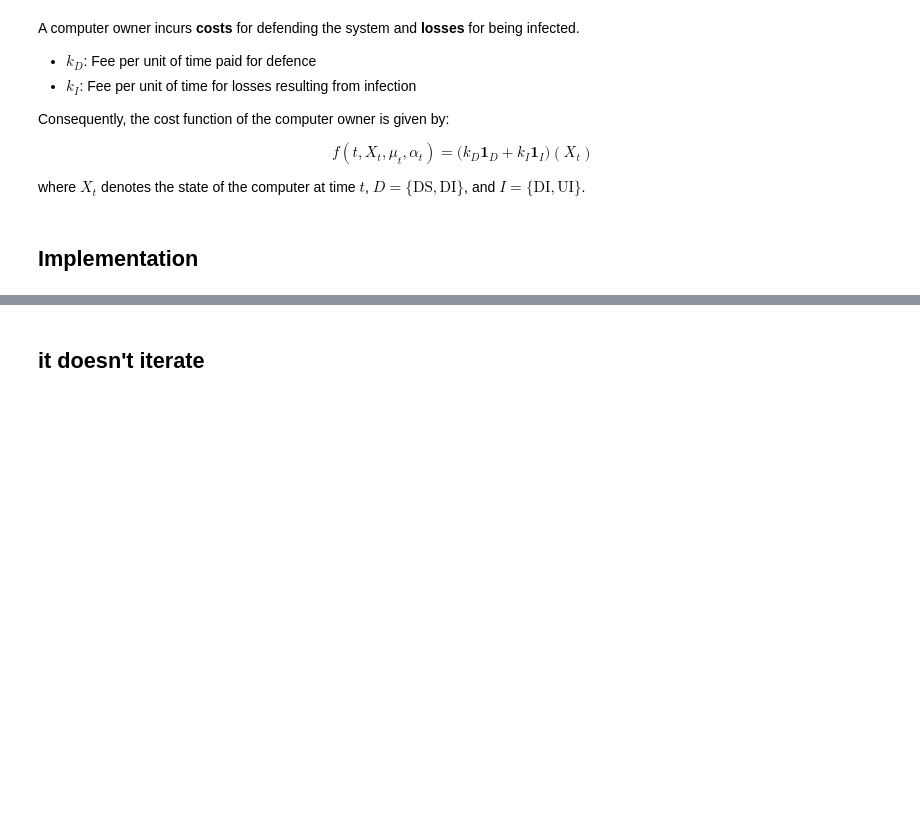
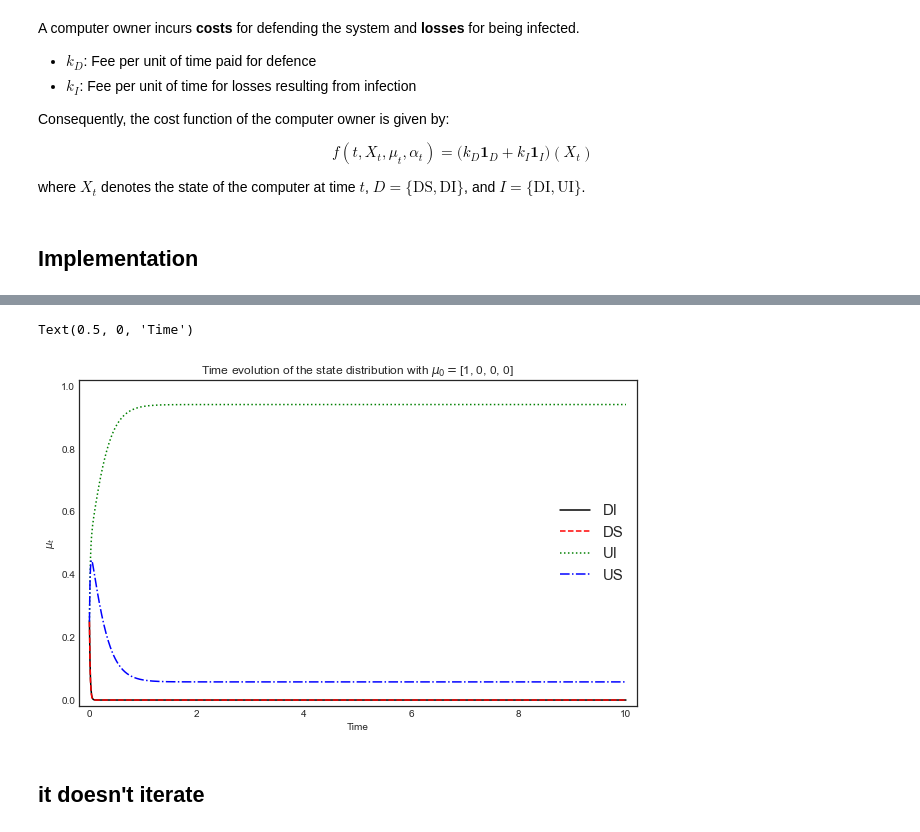
Before and after one commit to alexbstl/meanfield-cybersecurity, a Jupyter notebook: MFG-Cybersec-Presentation.ipynb, the cells around one changed output, grey strips where cells are left out. Drawn from its saved outputs; the diff is of its cells as text; code cells hidden in the pictures; blank space fills up the shorter version.

```diff
--- a/MFG-Cybersec-Presentation.ipynb
+++ b/MFG-Cybersec-Presentation.ipynb
@@ -272,3 +281,15 @@ plt.title(mu0_1.values.tolist());
+# %%
+mu0_1 = pd.Series([0.25, 0.25, 0.25, 0.25], index=['DI', 'DS', 'UI', 'US'])
+mu_flow_list, a_flow_list = solve_fixpoint(mu0_1, param_q2, param_f2, iterations=5)
+mu_flow_list[0].plot(**param_plot)
+plt.title(mu0_1.values.tolist());
+plt.title(r'Time evolution of the state distribution with '+ '$\mu_0 =$' + str(mu0_2.values.tolist()))
+plt.legend(fontsize=15)
+plt.ylabel(r'$\mu_t$')
+plt.xlabel('Time')
+# %% [output]
+Text(0.5, 0, 'Time')
+[figure, added]
 # %% [markdown]
 ## it doesn't iterate
 # %%
```
Also changed, not shown: parts of 21 cells of this notebook.
